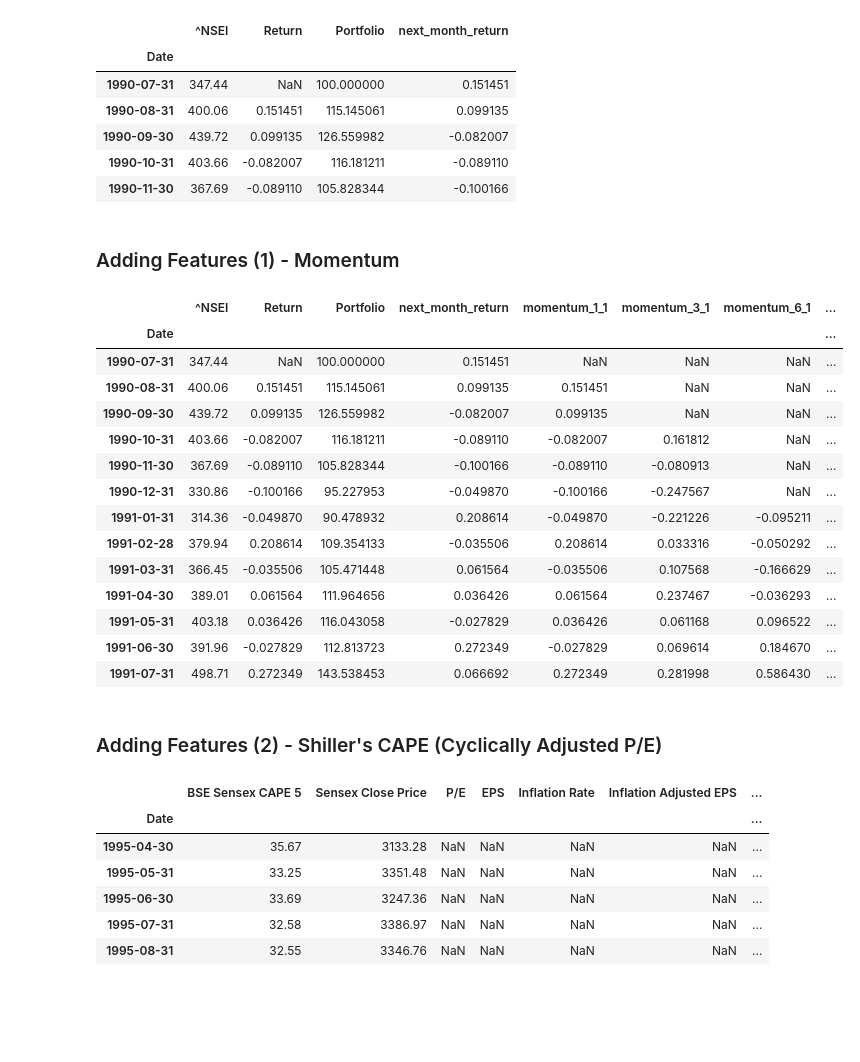
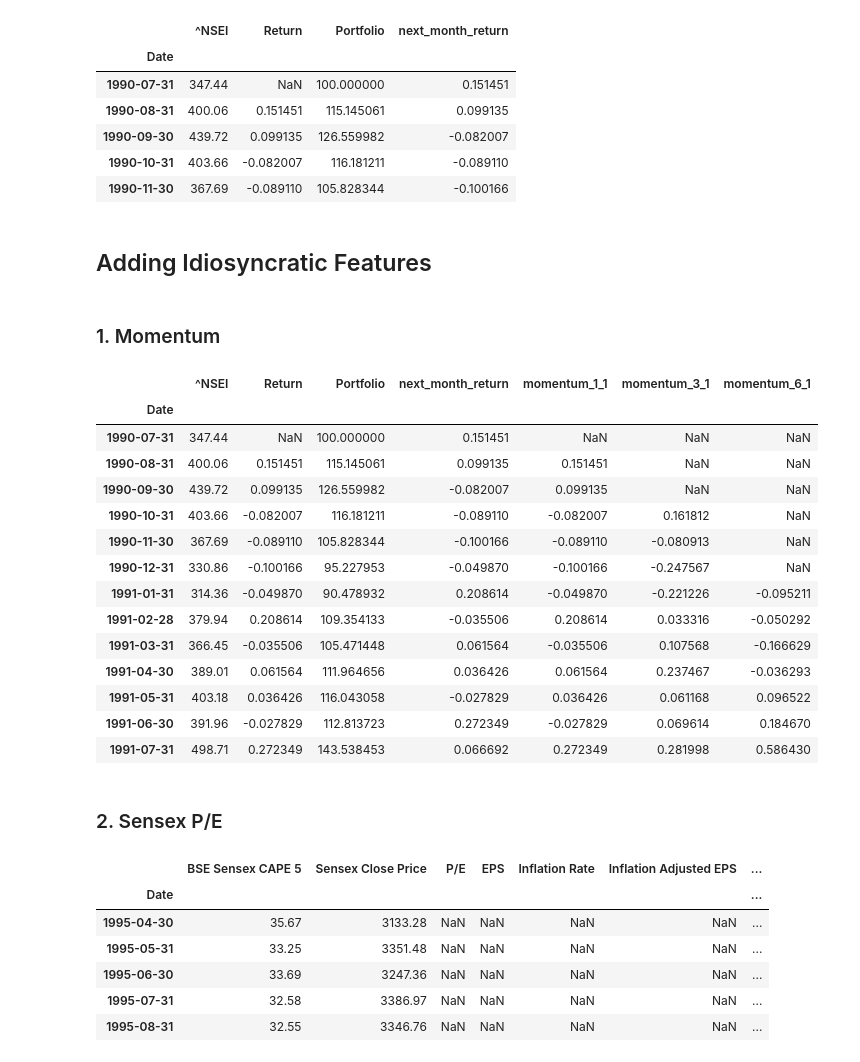
Before and after one commit to rajmehta982/indian_market_regimes, a Jupyter notebook: market_regime_notebook.ipynb, the cells around one changed output. Drawn from its saved outputs; the diff is of its cells as text; code cells hidden in the pictures; blank space fills up the shorter version.

```diff
--- a/market_regime_notebook.ipynb
+++ b/market_regime_notebook.ipynb
@@ -122,2 +150,4 @@ market_data.head()
+# %% [markdown]
+## Adding Idiosyncratic Features
 # %% [markdown]
-### Adding Features (1) - Momentum
+### 1. Momentum
@@ -126,32 +154,28 @@ features_df_list = []
 # %%
-windows = [1, 3, 6, 9, 12]
-
 market_data['momentum_1_1'] = market_data['^NSEI'] / market_data['^NSEI'].shift(1) - 1
 market_data['momentum_3_1'] = market_data['^NSEI'] / market_data['^NSEI'].shift(3) - 1
 market_data['momentum_6_1'] = market_data['^NSEI'] / market_data['^NSEI'].shift(6) - 1
-market_data['momentum_9_1'] = market_data['^NSEI'] / market_data['^NSEI'].shift(9) - 1
-market_data['momentum_12_1'] = market_data['^NSEI'] / market_data['^NSEI'].shift(12) - 1
 
 
 market_data.head(13)
 # %% [output]
-|  | ^NSEI | Return | Portfolio | next_month_return | momentum_1_1 | momentum_3_1 | momentum_6_1 | ... |
-| Date |  |  |  |  |  |  |  | ... |
-| 1990-07-31 | 347.44 | NaN | 100.000000 | 0.151451 | NaN | NaN | NaN | ... |
-| 1990-08-31 | 400.06 | 0.151451 | 115.145061 | 0.099135 | 0.151451 | NaN | NaN | ... |
-| 1990-09-30 | 439.72 | 0.099135 | 126.559982 | -0.082007 | 0.099135 | NaN | NaN | ... |
-| 1990-10-31 | 403.66 | -0.082007 | 116.181211 | -0.089110 | -0.082007 | 0.161812 | NaN | ... |
-| 1990-11-30 | 367.69 | -0.089110 | 105.828344 | -0.100166 | -0.089110 | -0.080913 | NaN | ... |
-| 1990-12-31 | 330.86 | -0.100166 | 95.227953 | -0.049870 | -0.100166 | -0.247567 | NaN | ... |
-| 1991-01-31 | 314.36 | -0.049870 | 90.478932 | 0.208614 | -0.049870 | -0.221226 | -0.095211 | ... |
-| 1991-02-28 | 379.94 | 0.208614 | 109.354133 | -0.035506 | 0.208614 | 0.033316 | -0.050292 | ... |
-| 1991-03-31 | 366.45 | -0.035506 | 105.471448 | 0.061564 | -0.035506 | 0.107568 | -0.166629 | ... |
-| 1991-04-30 | 389.01 | 0.061564 | 111.964656 | 0.036426 | 0.061564 | 0.237467 | -0.036293 | ... |
-| 1991-05-31 | 403.18 | 0.036426 | 116.043058 | -0.027829 | 0.036426 | 0.061168 | 0.096522 | ... |
-| 1991-06-30 | 391.96 | -0.027829 | 112.813723 | 0.272349 | -0.027829 | 0.069614 | 0.184670 | ... |
-| 1991-07-31 | 498.71 | 0.272349 | 143.538453 | 0.066692 | 0.272349 | 0.281998 | 0.586430 | ... |
+|  | ^NSEI | Return | Portfolio | next_month_return | momentum_1_1 | momentum_3_1 | momentum_6_1 |
+| Date |  |  |  |  |  |  |  |
+| 1990-07-31 | 347.44 | NaN | 100.000000 | 0.151451 | NaN | NaN | NaN |
+| 1990-08-31 | 400.06 | 0.151451 | 115.145061 | 0.099135 | 0.151451 | NaN | NaN |
+| 1990-09-30 | 439.72 | 0.099135 | 126.559982 | -0.082007 | 0.099135 | NaN | NaN |
+| 1990-10-31 | 403.66 | -0.082007 | 116.181211 | -0.089110 | -0.082007 | 0.161812 | NaN |
+| 1990-11-30 | 367.69 | -0.089110 | 105.828344 | -0.100166 | -0.089110 | -0.080913 | NaN |
+| 1990-12-31 | 330.86 | -0.100166 | 95.227953 | -0.049870 | -0.100166 | -0.247567 | NaN |
+| 1991-01-31 | 314.36 | -0.049870 | 90.478932 | 0.208614 | -0.049870 | -0.221226 | -0.095211 |
+| 1991-02-28 | 379.94 | 0.208614 | 109.354133 | -0.035506 | 0.208614 | 0.033316 | -0.050292 |
+| 1991-03-31 | 366.45 | -0.035506 | 105.471448 | 0.061564 | -0.035506 | 0.107568 | -0.166629 |
+| 1991-04-30 | 389.01 | 0.061564 | 111.964656 | 0.036426 | 0.061564 | 0.237467 | -0.036293 |
+| 1991-05-31 | 403.18 | 0.036426 | 116.043058 | -0.027829 | 0.036426 | 0.061168 | 0.096522 |
+| 1991-06-30 | 391.96 | -0.027829 | 112.813723 | 0.272349 | -0.027829 | 0.069614 | 0.184670 |
+| 1991-07-31 | 498.71 | 0.272349 | 143.538453 | 0.066692 | 0.272349 | 0.281998 | 0.586430 |
 # %% [markdown]
-### Adding Features (2) - Shiller's CAPE (Cyclically Adjusted P/E)
+### 2. Sensex P/E
 # %%
 sheet_id = "1ZcT4v4PzjwACcbzmwYXGwxLMRXtuQGwsSEPyONMcfcU"
 sheet_name = "Sheet1"  # or your specific sheet name
```
Also changed, not shown: parts of 81 cells of this notebook.
